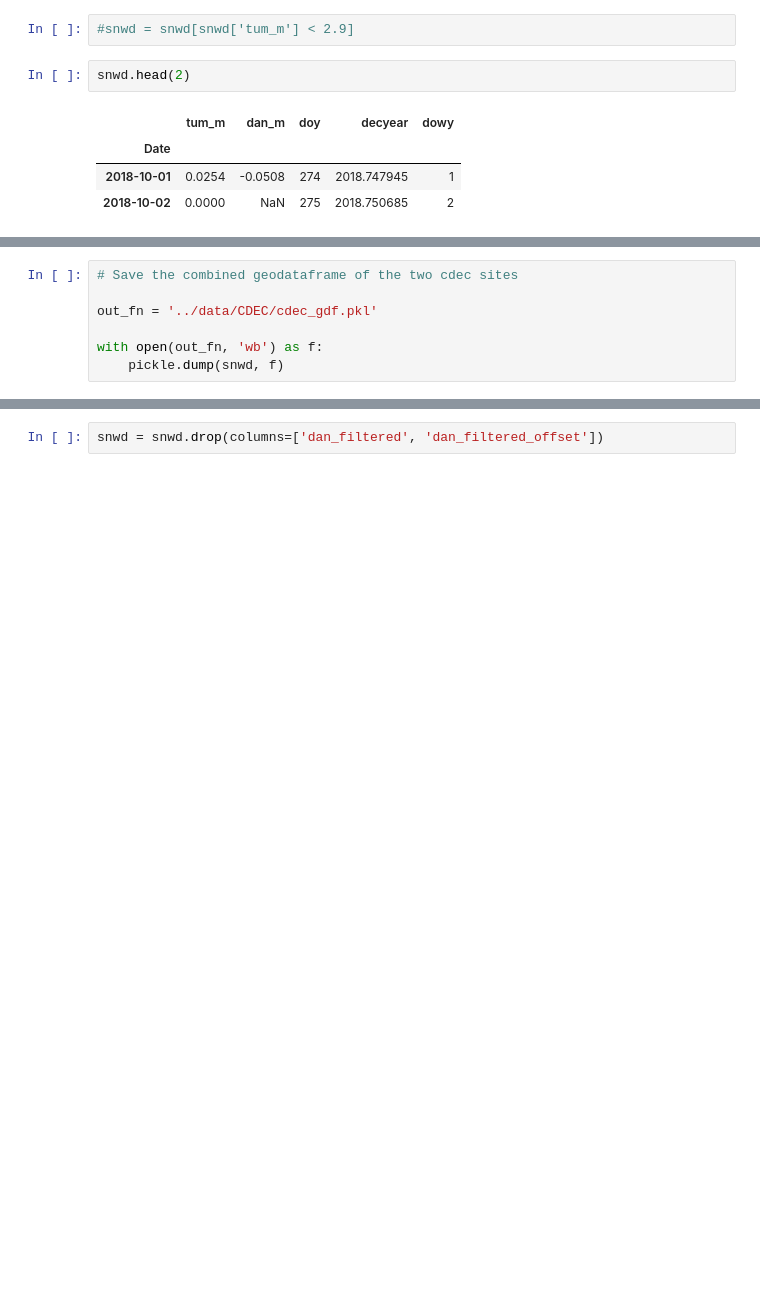
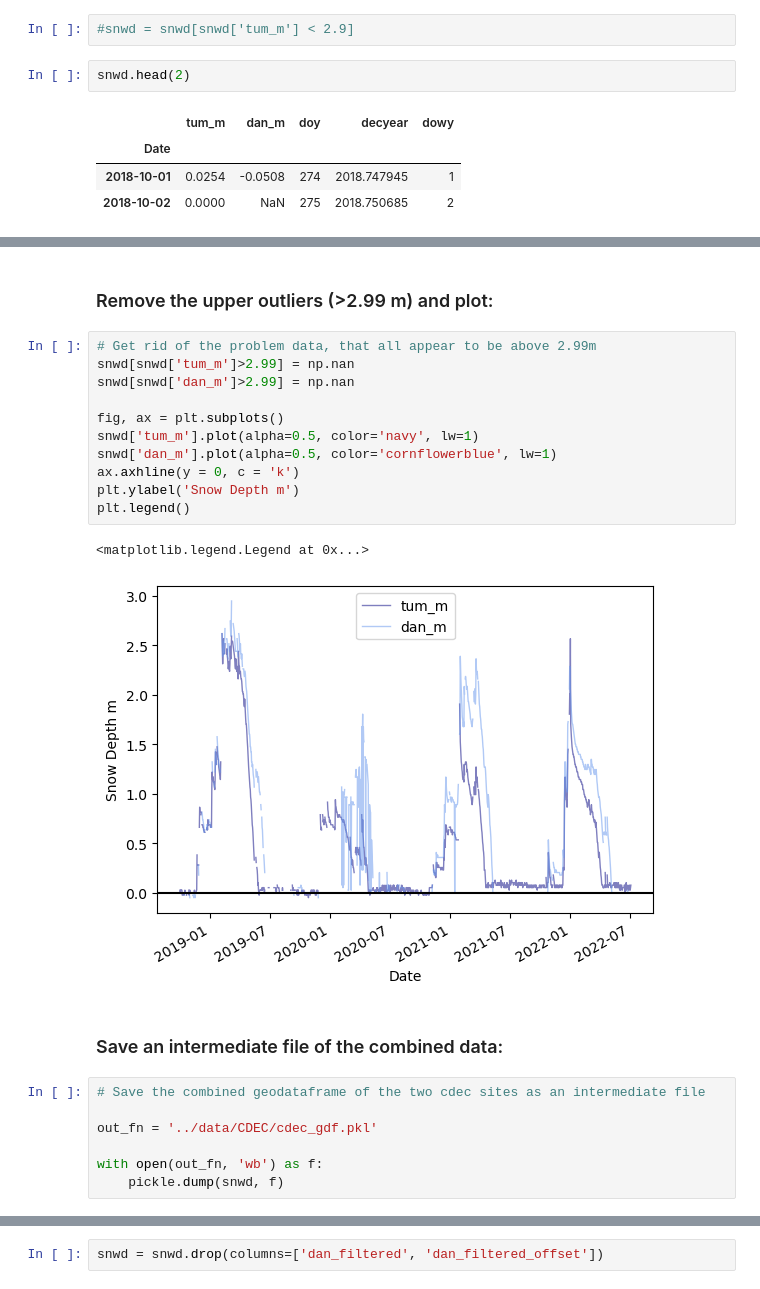
Before and after one commit to bessoh2/icesat2_sr, a Jupyter notebook: notebooks/AUX_dataclean.ipynb, the cells around one changed output, grey strips where cells are left out. Cells and saved outputs as stored; diff of their text form; blank space fills up the shorter version.

```diff
--- a/notebooks/AUX_dataclean.ipynb
+++ b/notebooks/AUX_dataclean.ipynb
@@ -118,5 +126,23 @@ plt.legend()
+# %% [markdown]
+### Remove the upper outliers (>2.99 m) and plot:
+# %%
+# Get rid of the problem data, that all appear to be above 2.99m
+snwd[snwd['tum_m']>2.99] = np.nan
+snwd[snwd['dan_m']>2.99] = np.nan
+
+fig, ax = plt.subplots()
+snwd['tum_m'].plot(alpha=0.5, color='navy', lw=1)
+snwd['dan_m'].plot(alpha=0.5, color='cornflowerblue', lw=1)
+ax.axhline(y = 0, c = 'k')
+plt.ylabel('Snow Depth m')
+plt.legend()
+# %% [output]
+<matplotlib.legend.Legend at 0x...>
+[figure, added]
+# %% [markdown]
+### Save an intermediate file of the combined data:
 # %%
-# Save the combined geodataframe of the two cdec sites
+# Save the combined geodataframe of the two cdec sites as an intermediate file
 
 out_fn = '../data/CDEC/cdec_gdf.pkl'
 
```
Also changed, not shown: parts of 70 cells of this notebook.
